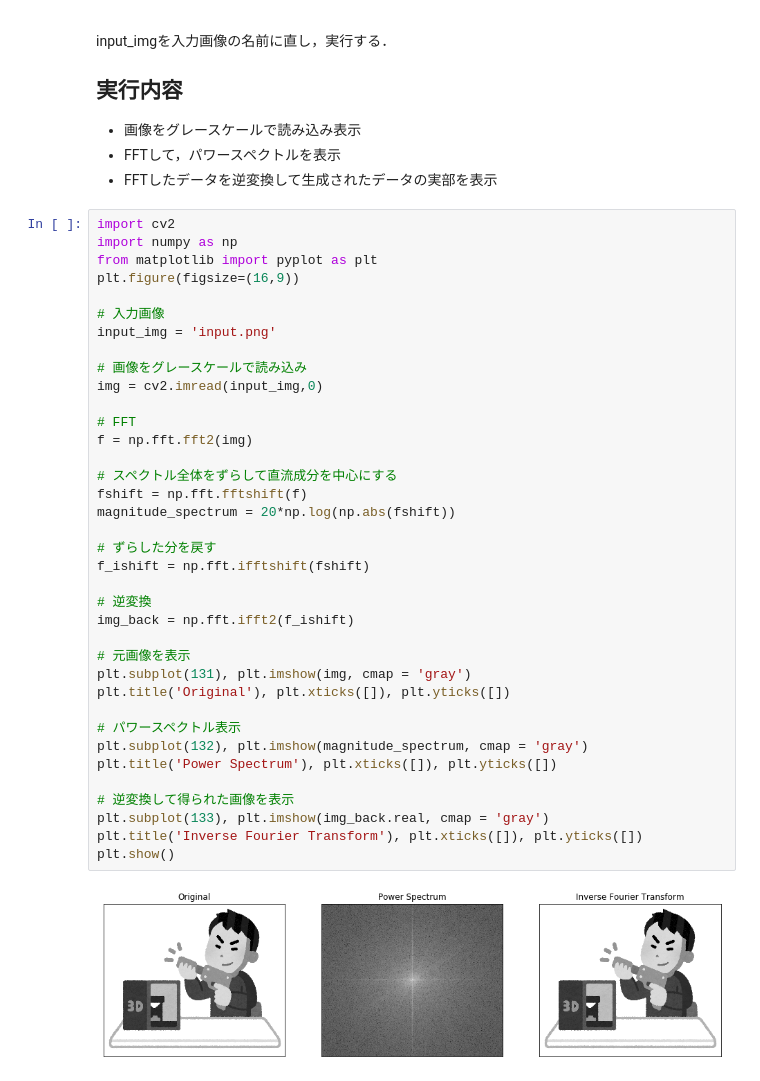
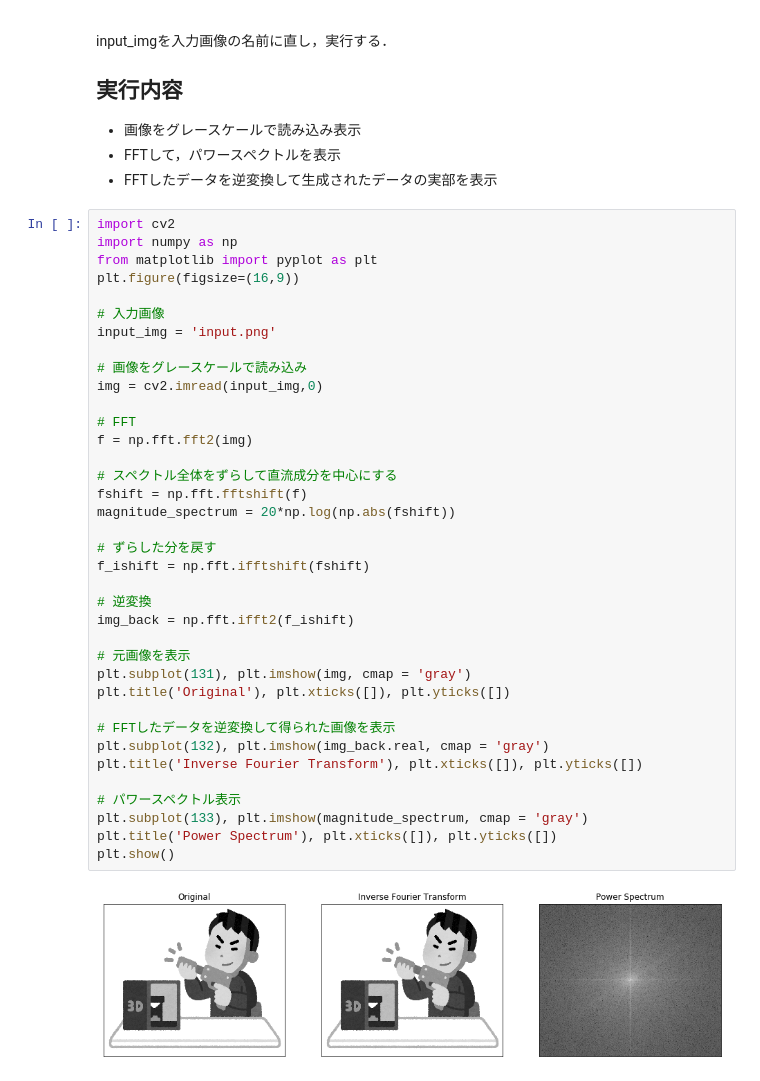
Before and after one commit to mkakh/img_fft, a Jupyter notebook: img_fft.ipynb, the cells around one changed output. Cells and saved outputs as stored; diff of their text form.

Commit message:
Swap images

```diff
--- a/img_fft.ipynb
+++ b/img_fft.ipynb
@@ -14,36 +14,36 @@ import numpy as np
 from matplotlib import pyplot as plt
 plt.figure(figsize=(16,9))
 
 # 入力画像
 input_img = 'input.png'
 
 # 画像をグレースケールで読み込み
 img = cv2.imread(input_img,0)
 
 # FFT
 f = np.fft.fft2(img)
 
 # スペクトル全体をずらして直流成分を中心にする
 fshift = np.fft.fftshift(f)
 magnitude_spectrum = 20*np.log(np.abs(fshift))
 
 # ずらした分を戻す
 f_ishift = np.fft.ifftshift(fshift)
 
 # 逆変換
 img_back = np.fft.ifft2(f_ishift)
 
 # 元画像を表示
 plt.subplot(131), plt.imshow(img, cmap = 'gray')
 plt.title('Original'), plt.xticks([]), plt.yticks([])
 
+# FFTしたデータを逆変換して得られた画像を表示
+plt.subplot(132), plt.imshow(img_back.real, cmap = 'gray')
+plt.title('Inverse Fourier Transform'), plt.xticks([]), plt.yticks([])
+
 # パワースペクトル表示
-plt.subplot(132), plt.imshow(magnitude_spectrum, cmap = 'gray')
+plt.subplot(133), plt.imshow(magnitude_spectrum, cmap = 'gray')
 plt.title('Power Spectrum'), plt.xticks([]), plt.yticks([])
-
-# 逆変換して得られた画像を表示
-plt.subplot(133), plt.imshow(img_back.real, cmap = 'gray')
-plt.title('Inverse Fourier Transform'), plt.xticks([]), plt.yticks([])
 plt.show()
 # %% [output]
-[figure, old version]
+[figure, new version]
```
